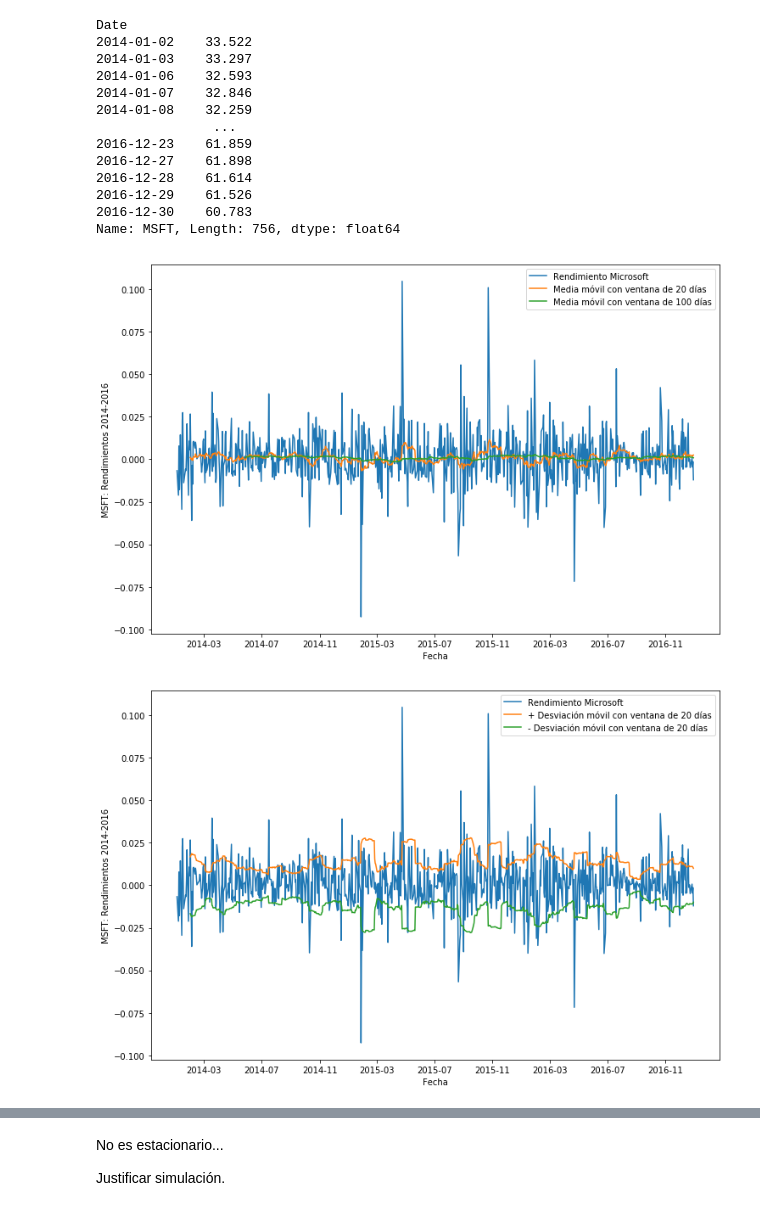
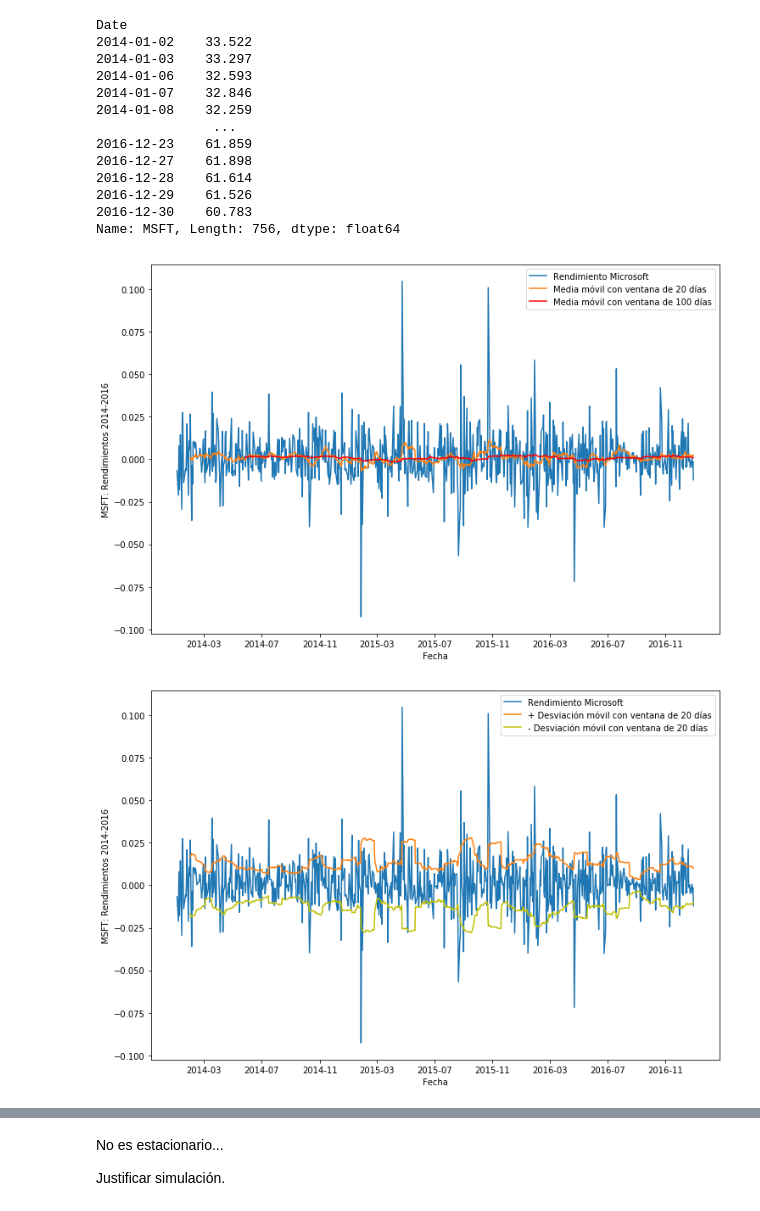
Before and after one commit to esjimenezro/SimRC2018-1, a Jupyter notebook: Modulo1/Clase5_DescargaHistoricos.ipynb, the cells around one changed output, grey strips where cells are left out. Cells and saved outputs as stored; diff of their text form; code cells hidden in the pictures.

```diff
--- a/Modulo1/Clase5_DescargaHistoricos.ipynb
+++ b/Modulo1/Clase5_DescargaHistoricos.ipynb
@@ -493,10 +607,10 @@ Escribamos funciones que devuelva los rendimientos diarios (simples y continuame
 # %%
 #rendimientos diarios simples
 def simple_daily_ret(closes):
-    return
+    return closes.pct_change(1).iloc[1:]
 
 def log_dailiy_ret(closes):
-    return
+    return np.log(closes/closes.shift(1)).iloc[1:]
 # %% [markdown]
 Tomemos como ejemplo la serie de precios de cierre de Microsoft y veamos (al menos gráficamente) si los rendimientos si son un proceso estocástico estacionario...
 # %%
@@ -516,7 +630,7 @@ Date
 2016-12-30    60.783
 Name: MSFT, Length: 756, dtype: float64
 # %%
-Rmsft = msftAC.pct_change().iloc[1:]
+Rmsft = simple_daily_ret(msftAC)
 # %%
 short_rollmean_Rmsft = Rmsft.rolling(window=20).mean()
 long_rollmean_Rmsft = Rmsft.rolling(window=100).mean()
@@ -525,25 +639,25 @@ long_rollstd_Rmsft = Rmsft.rolling(window=100).std()
 # %%
 fig = plt.figure(figsize=(12,8))
 ax = fig.add_subplot(1,1,1)
 ax.plot(Rmsft.index, Rmsft, label = 'Rendimiento Microsoft')
 ax.plot(short_rollmean_Rmsft.index, short_rollmean_Rmsft, label = 'Media móvil con ventana de 20 días')
-ax.plot(long_rollmean_Rmsft.index, long_rollmean_Rmsft, label = 'Media móvil con ventana de 100 días')
+ax.plot(long_rollmean_Rmsft.index, long_rollmean_Rmsft, 'r', label = 'Media móvil con ventana de 100 días')
 ax.set_xlabel('Fecha')
 ax.set_ylabel('MSFT: Rendimientos 2014-2016')
 ax.legend(loc='best');
 # %% [output]
-[figure, old version]
+[figure, new version]
 # %%
 fig = plt.figure(figsize=(12,8))
 ax = fig.add_subplot(1,1,1)
 ax.plot(Rmsft.index, Rmsft, label = 'Rendimiento Microsoft')
 ax.plot(short_rollstd_Rmsft.index, short_rollstd_Rmsft, label = '+ Desviación móvil con ventana de 20 días')
-ax.plot(short_rollstd_Rmsft.index, -short_rollstd_Rmsft, label = '- Desviación móvil con ventana de 20 días')
+ax.plot(short_rollstd_Rmsft.index, -short_rollstd_Rmsft, 'y', label = '- Desviación móvil con ventana de 20 días')
 ax.set_xlabel('Fecha')
 ax.set_ylabel('MSFT: Rendimientos 2014-2016')
 ax.legend(loc='best');
 # %% [output]
-[figure, old version]
+[figure, new version]
 # %%
 fig = plt.figure(figsize=(12,8))
 ax = fig.add_subplot(1,1,1)
```
Also changed, not shown: parts of 14 cells of this notebook.
